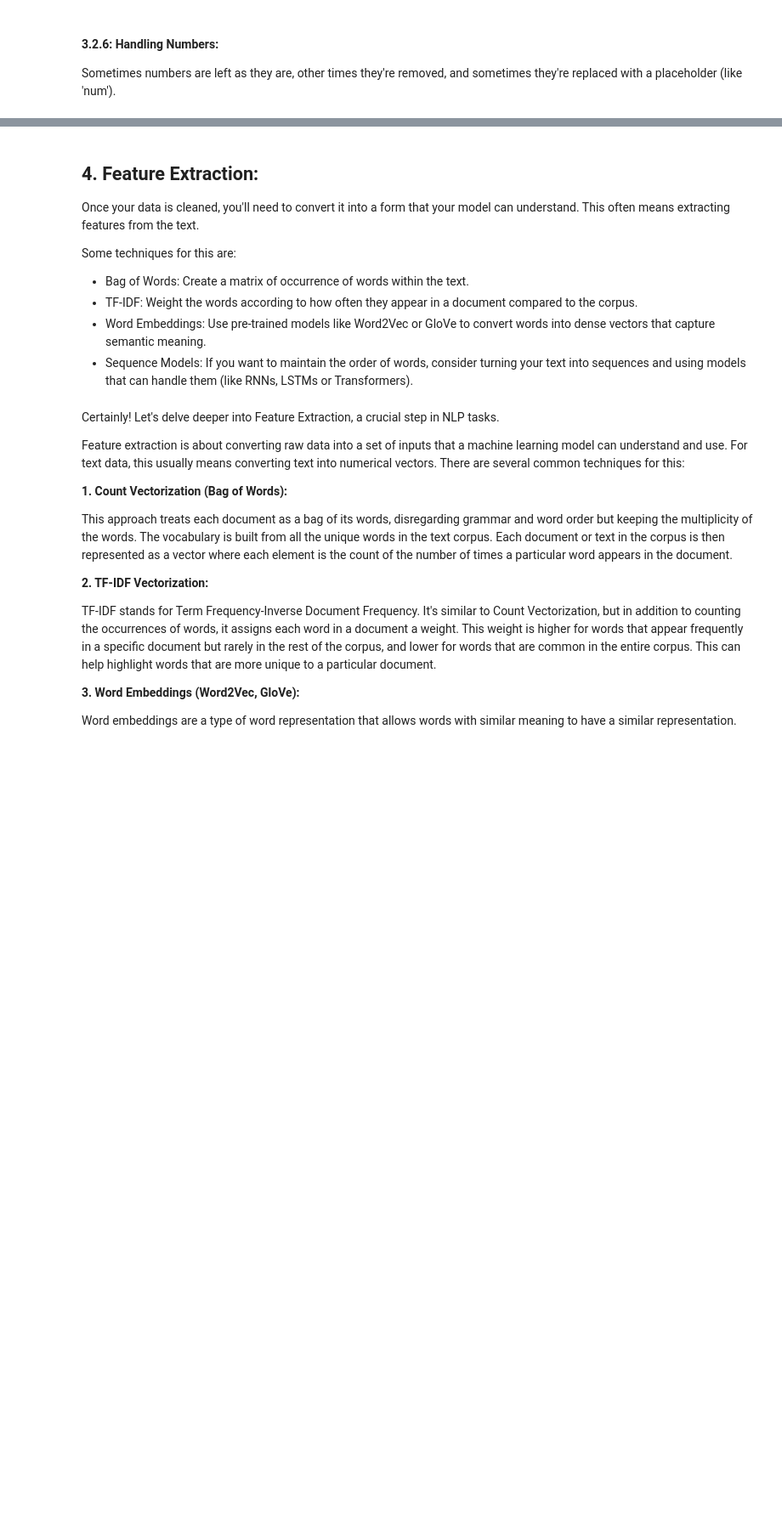
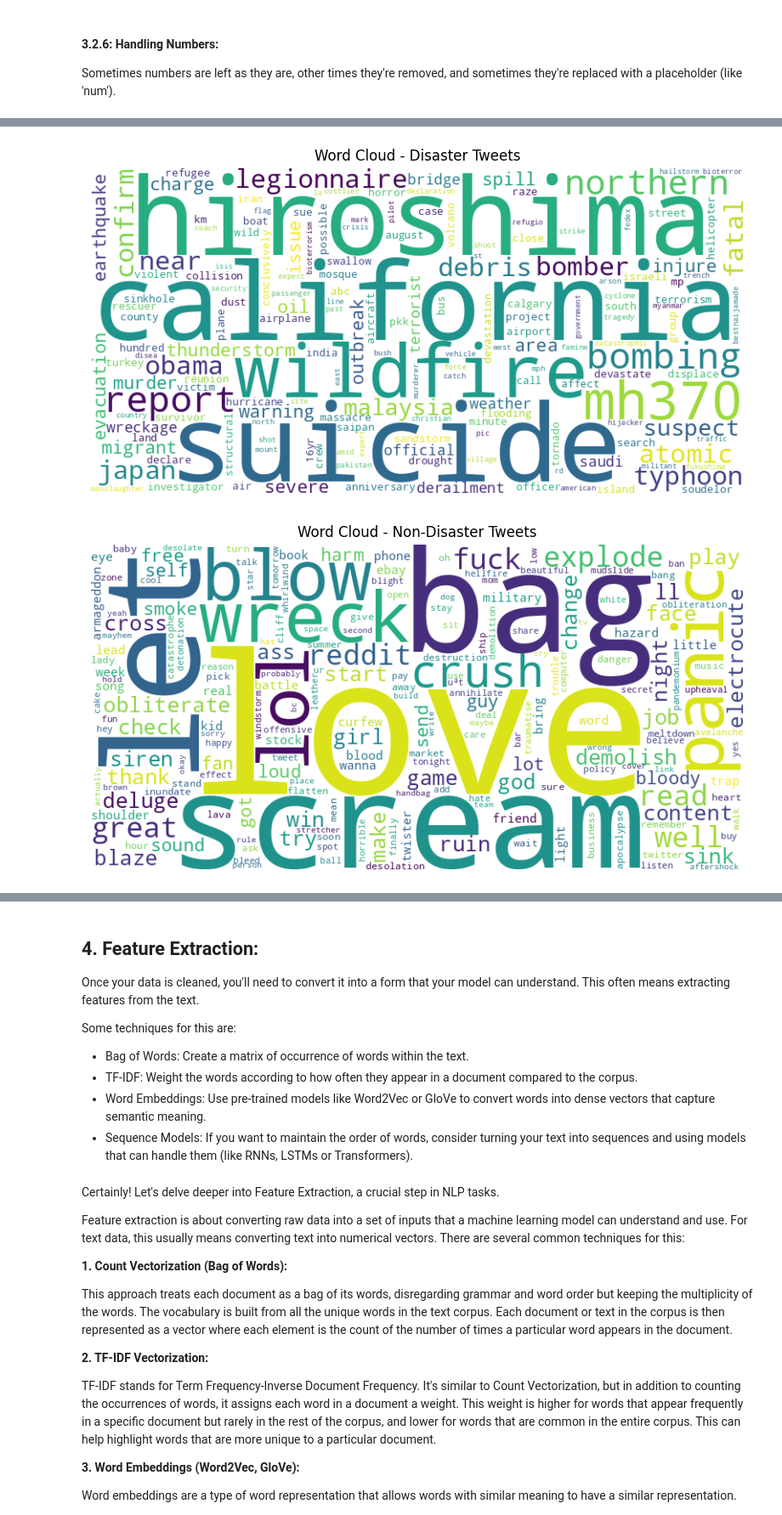
Before and after one commit to 646e62/kaggle-disaster-tweet-nlp, a Jupyter notebook: disaster-tweet-nlp.ipynb, the cells around one changed output, grey strips where cells are left out. Shown: that part at 85% size. Saved outputs shown, nothing was run; the diff lists cells and outputs as text; code cells hidden in the pictures; blank space fills up the shorter version.

Commit message:
Implemented sufficient pre-processing functions and high-level data analysis.

```diff
--- a/disaster-tweet-nlp.ipynb
+++ b/disaster-tweet-nlp.ipynb
@@ -223,0 +293,3 @@ These are techniques to reduce words to their root form. For example, the stem o
+# %%
+training_data_lemma = training_data_no_stopwords.copy()
+training_data_lemma['text'] = training_data_lemma['text'].apply(lemmatize_text)
@@ -229,0 +390,6 @@ Sometimes numbers are left as they are, other times they're removed, and sometim
+# %%
+# Filter data for disaster tweets
+disaster_tweets = training_data_lemma[training_data_lemma['target'] == 1]
+
+# Filter data for non-disaster tweets
+non_disaster_tweets = training_data_lemma[training_data_lemma['target'] == 0]
@@ -229,0 +445,12 @@ Sometimes numbers are left as they are, other times they're removed, and sometim
+# %%
+# Get the most frequent words for disaster tweets
+disaster_words = get_most_frequent_words(disaster_tweets['text'])
+print("Most frequent words in disaster tweets:")
+for word, count in disaster_words:
+    print(word, count)
+
+# Get the most frequent words for non-disaster tweets
+non_disaster_words = get_most_frequent_words(non_disaster_tweets['text'])
+print("\nMost frequent words in non-disaster tweets:")
+for word, count in non_disaster_words:
+    print(word, count)
@@ -229,0 +512,26 @@ Sometimes numbers are left as they are, other times they're removed, and sometim
+# %%
+import matplotlib.pyplot as plt
+import wordcloud
+from wordcloud import WordCloud
+
+# Assuming you have the filtered DataFrames: disaster_tweets and non_disaster_tweets
+
+# Function to generate a word cloud
+def generate_word_cloud(text_series, title):
+    words = ' '.join(text_series).split()
+    wordcloud = WordCloud(width=800, height=400, background_color='white').generate(' '.join(words))
+
+    plt.figure(figsize=(10, 5))
+    plt.imshow(wordcloud, interpolation='bilinear')
+    plt.axis('off')
+    plt.title(title)
+    plt.show()
+
+# Generate word cloud for disaster tweets
+generate_word_cloud(disaster_words, title='Word Cloud - Disaster Tweets')
+
+# Generate word cloud for non-disaster tweets
+generate_word_cloud(non_disaster_words, title='Word Cloud - Non-Disaster Tweets')
+# %% [output]
+[figure, added]
+[figure, added]
```
Also changed, not shown: parts of 48 cells of this notebook.
